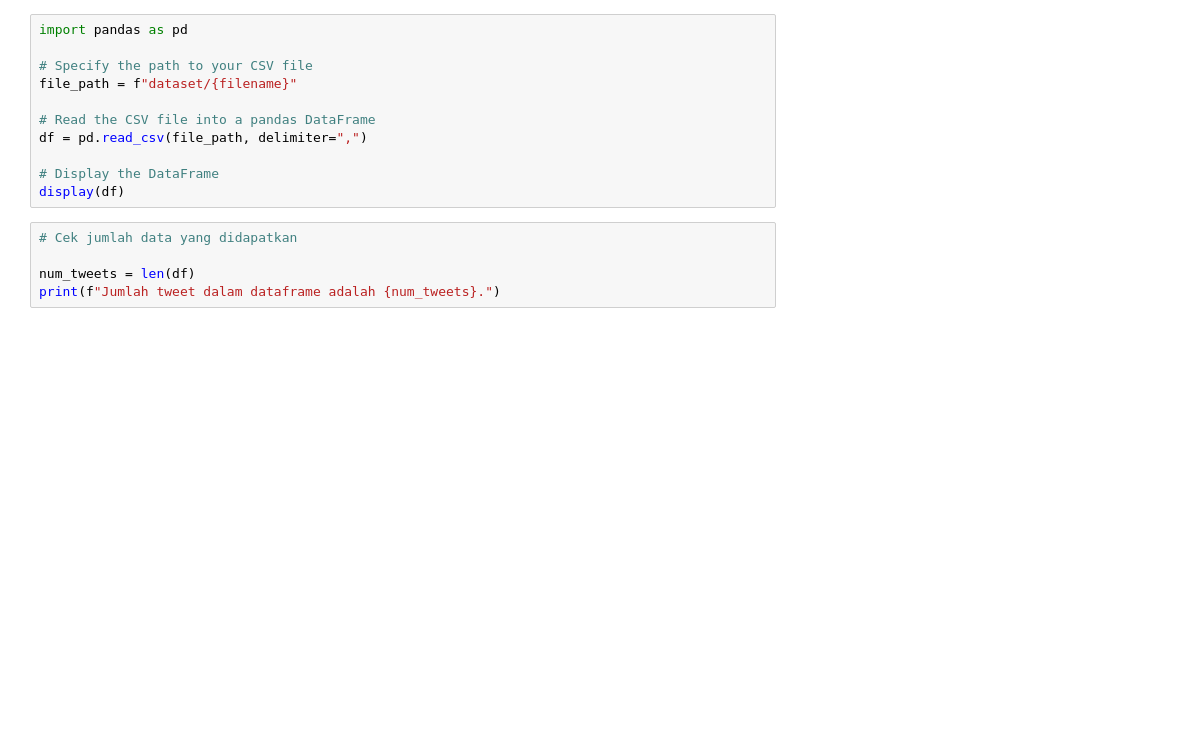
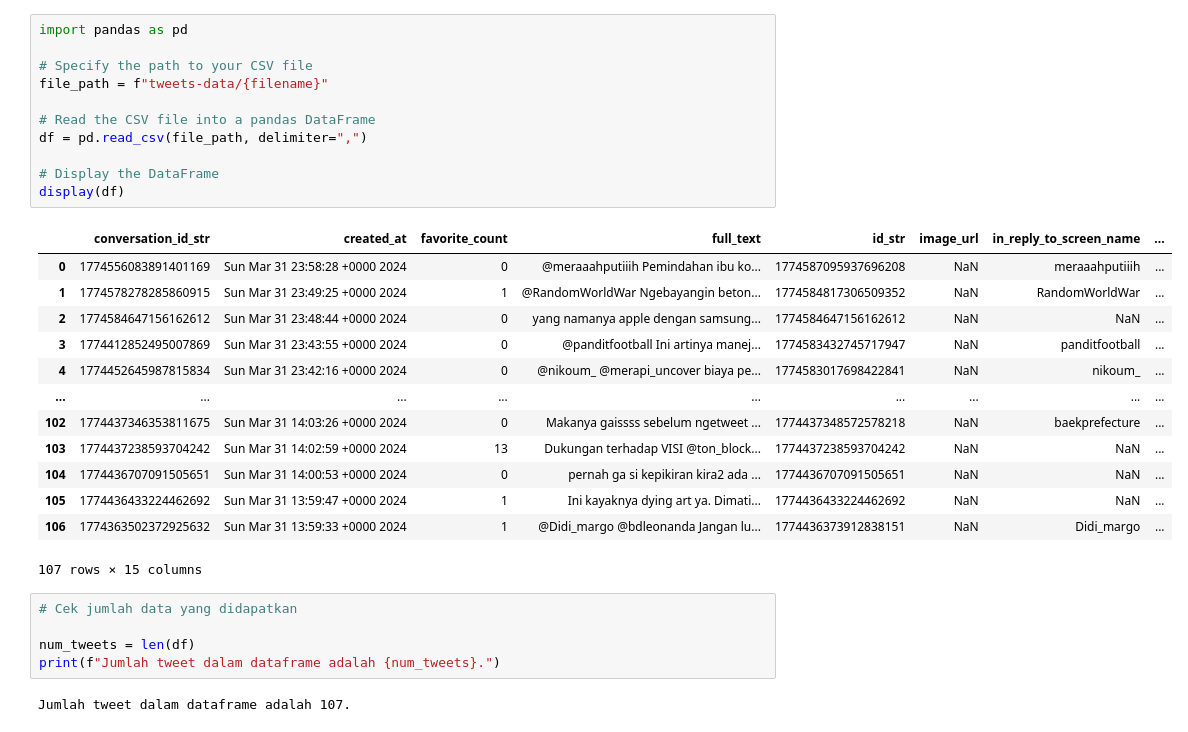
Before and after one commit to nathsteve13/hashscope_capstone, a Jupyter notebook: notebook/technology/scrapping-x.ipynb, the cells around one changed output. Saved outputs shown, nothing was run; the diff lists cells and outputs as text; blank space fills up the shorter version.

```diff
--- a/notebook/technology/scrapping-x.ipynb
+++ b/notebook/technology/scrapping-x.ipynb
@@ -36,16 +68,32 @@ limit = 100
 # %%
 import pandas as pd
 
 # Specify the path to your CSV file
-file_path = f"dataset/{filename}"
+file_path = f"tweets-data/{filename}"
 
 # Read the CSV file into a pandas DataFrame
 df = pd.read_csv(file_path, delimiter=",")
 
 # Display the DataFrame
 display(df)
+# %% [output]
+|  | conversation_id_str | created_at | favorite_count | full_text | id_str | image_url | in_reply_to_screen_name | ... |
+| 0 | 1774556083891401169 | Sun Mar 31 23:58:28 +0000 2024 | 0 | @meraaahputiiih Pemindahan ibu ko... | 1774587095937696208 | NaN | meraaahputiiih | ... |
+| 1 | 1774578278285860915 | Sun Mar 31 23:49:25 +0000 2024 | 1 | @RandomWorldWar Ngebayangin beton... | 1774584817306509352 | NaN | RandomWorldWar | ... |
+| 2 | 1774584647156162612 | Sun Mar 31 23:48:44 +0000 2024 | 0 | yang namanya apple dengan samsung... | 1774584647156162612 | NaN | NaN | ... |
+| 3 | 1774412852495007869 | Sun Mar 31 23:43:55 +0000 2024 | 0 | @panditfootball Ini artinya manej... | 1774583432745717947 | NaN | panditfootball | ... |
+| 4 | 1774452645987815834 | Sun Mar 31 23:42:16 +0000 2024 | 0 | @nikoum_ @merapi_uncover biaya pe... | 1774583017698422841 | NaN | nikoum_ | ... |
+| ... | ... | ... | ... | ... | ... | ... | ... | ... |
+| 102 | 1774437346353811675 | Sun Mar 31 14:03:26 +0000 2024 | 0 | Makanya gaissss sebelum ngetweet ... | 1774437348572578218 | NaN | baekprefecture | ... |
+| 103 | 1774437238593704242 | Sun Mar 31 14:02:59 +0000 2024 | 13 | Dukungan terhadap VISI @ton_block... | 1774437238593704242 | NaN | NaN | ... |
+| 104 | 1774436707091505651 | Sun Mar 31 14:00:53 +0000 2024 | 0 | pernah ga si kepikiran kira2 ada ... | 1774436707091505651 | NaN | NaN | ... |
+| 105 | 1774436433224462692 | Sun Mar 31 13:59:47 +0000 2024 | 1 | Ini kayaknya dying art ya. Dimati... | 1774436433224462692 | NaN | NaN | ... |
+| 106 | 1774363502372925632 | Sun Mar 31 13:59:33 +0000 2024 | 1 | @Didi_margo @bdleonanda Jangan lu... | 1774436373912838151 | NaN | Didi_margo | ... |
+107 rows × 15 columns
 # %%
 # Cek jumlah data yang didapatkan
 
 num_tweets = len(df)
 print(f"Jumlah tweet dalam dataframe adalah {num_tweets}.")
+# %% [output]
+Jumlah tweet dalam dataframe adalah 107.
```
Also changed, not shown: parts of 6 cells of this notebook, 1 other file.
